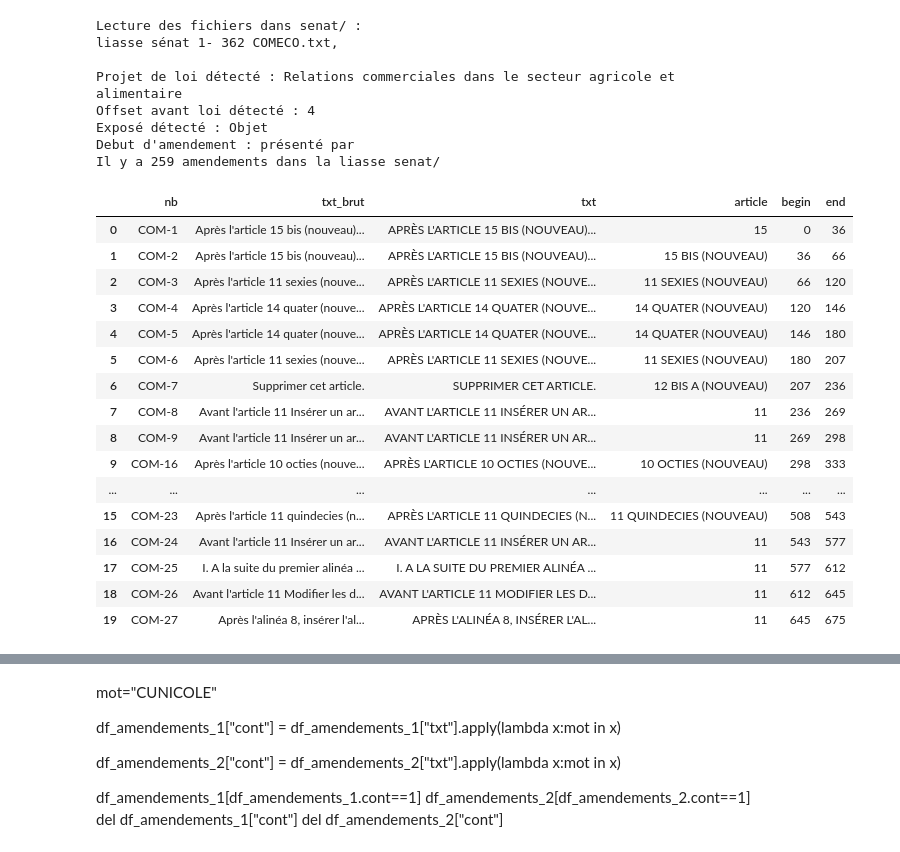
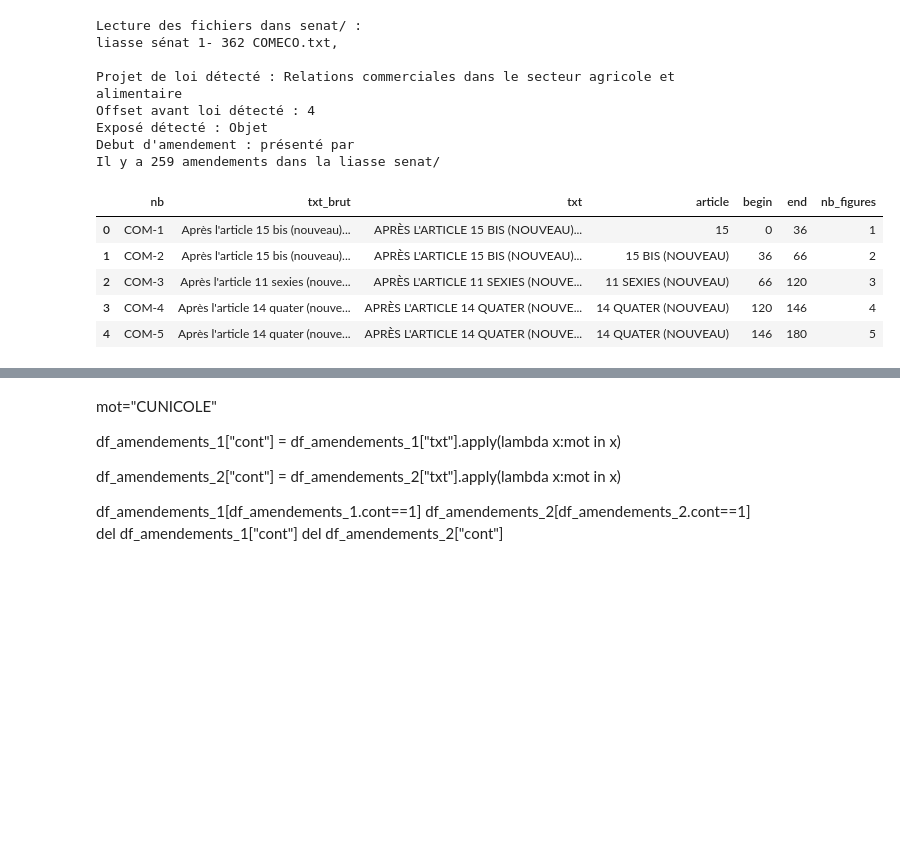
Before and after one commit to ericlajoie/parsing_amendements, a Jupyter notebook: amendements.ipynb, the cells around one changed output, grey strips where cells are left out. Saved outputs shown, nothing was run; the diff lists cells and outputs as text; code cells hidden in the pictures; blank space fills up the shorter version.

```diff
--- a/amendements.ipynb
+++ b/amendements.ipynb
@@ -236,29 +245,19 @@ Il y a 1379 amendements dans la liasse AN/
 # %%
 liasse_senat = Liasse("senat/")
-liasse_senat.df_amendements.head(20)
+liasse_senat.df_amendements["nb_figures"] = liasse_senat.df_amendements["nb"].apply(lambda x:x.replace('COM-',''))
+liasse_senat.df_amendements.head()
 # %% [output]
 Lecture des fichiers dans senat/ :
 liasse sénat 1- 362 COMECO.txt,
 
 Projet de loi détecté : Relations commerciales dans le secteur agricole et alimentaire
 Offset avant loi détecté : 4
 Exposé détecté : Objet
 Debut d'amendement : présenté par
 Il y a 259 amendements dans la liasse senat/
-|  | nb | txt_brut | txt | article | begin | end |
-| 0 | COM-1 | Après l'article 15 bis (nouveau)... | APRÈS L'ARTICLE 15 BIS (NOUVEAU)... | 15 | 0 | 36 |
-| 1 | COM-2 | Après l'article 15 bis (nouveau)... | APRÈS L'ARTICLE 15 BIS (NOUVEAU)... | 15 BIS (NOUVEAU) | 36 | 66 |
-| 2 | COM-3 | Après l'article 11 sexies (nouve... | APRÈS L'ARTICLE 11 SEXIES (NOUVE... | 11 SEXIES (NOUVEAU) | 66 | 120 |
-| 3 | COM-4 | Après l'article 14 quater (nouve... | APRÈS L'ARTICLE 14 QUATER (NOUVE... | 14 QUATER (NOUVEAU) | 120 | 146 |
-| 4 | COM-5 | Après l'article 14 quater (nouve... | APRÈS L'ARTICLE 14 QUATER (NOUVE... | 14 QUATER (NOUVEAU) | 146 | 180 |
-| 5 | COM-6 | Après l'article 11 sexies (nouve... | APRÈS L'ARTICLE 11 SEXIES (NOUVE... | 11 SEXIES (NOUVEAU) | 180 | 207 |
-| 6 | COM-7 | Supprimer cet article. | SUPPRIMER CET ARTICLE. | 12 BIS A (NOUVEAU) | 207 | 236 |
-| 7 | COM-8 | Avant l'article 11 Insérer un ar... | AVANT L'ARTICLE 11 INSÉRER UN AR... | 11 | 236 | 269 |
-| 8 | COM-9 | Avant l'article 11 Insérer un ar... | AVANT L'ARTICLE 11 INSÉRER UN AR... | 11 | 269 | 298 |
-| 9 | COM-16 | Après l'article 10 octies (nouve... | APRÈS L'ARTICLE 10 OCTIES (NOUVE... | 10 OCTIES (NOUVEAU) | 298 | 333 |
-| ... | ... | ... | ... | ... | ... | ... |
-| 15 | COM-23 | Après l'article 11 quindecies (n... | APRÈS L'ARTICLE 11 QUINDECIES (N... | 11 QUINDECIES (NOUVEAU) | 508 | 543 |
-| 16 | COM-24 | Avant l'article 11 Insérer un ar... | AVANT L'ARTICLE 11 INSÉRER UN AR... | 11 | 543 | 577 |
-| 17 | COM-25 | I. A la suite du premier alinéa ... | I. A LA SUITE DU PREMIER ALINÉA ... | 11 | 577 | 612 |
-| 18 | COM-26 | Avant l'article 11 Modifier les d... | AVANT L'ARTICLE 11 MODIFIER LES D... | 11 | 612 | 645 |
-| 19 | COM-27 | Après l'alinéa 8, insérer l'al... | APRÈS L'ALINÉA 8, INSÉRER L'AL... | 11 | 645 | 675 |
+|  | nb | txt_brut | txt | article | begin | end | nb_figures |
+| 0 | COM-1 | Après l'article 15 bis (nouveau)... | APRÈS L'ARTICLE 15 BIS (NOUVEAU)... | 15 | 0 | 36 | 1 |
+| 1 | COM-2 | Après l'article 15 bis (nouveau)... | APRÈS L'ARTICLE 15 BIS (NOUVEAU)... | 15 BIS (NOUVEAU) | 36 | 66 | 2 |
+| 2 | COM-3 | Après l'article 11 sexies (nouve... | APRÈS L'ARTICLE 11 SEXIES (NOUVE... | 11 SEXIES (NOUVEAU) | 66 | 120 | 3 |
+| 3 | COM-4 | Après l'article 14 quater (nouve... | APRÈS L'ARTICLE 14 QUATER (NOUVE... | 14 QUATER (NOUVEAU) | 120 | 146 | 4 |
+| 4 | COM-5 | Après l'article 14 quater (nouve... | APRÈS L'ARTICLE 14 QUATER (NOUVE... | 14 QUATER (NOUVEAU) | 146 | 180 | 5 |
```
Also changed, not shown: parts of 5 cells of this notebook, 1 other file.
